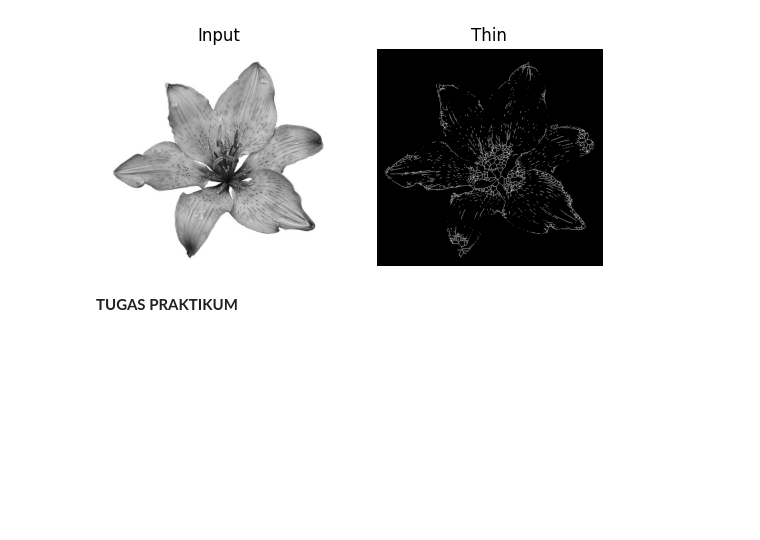
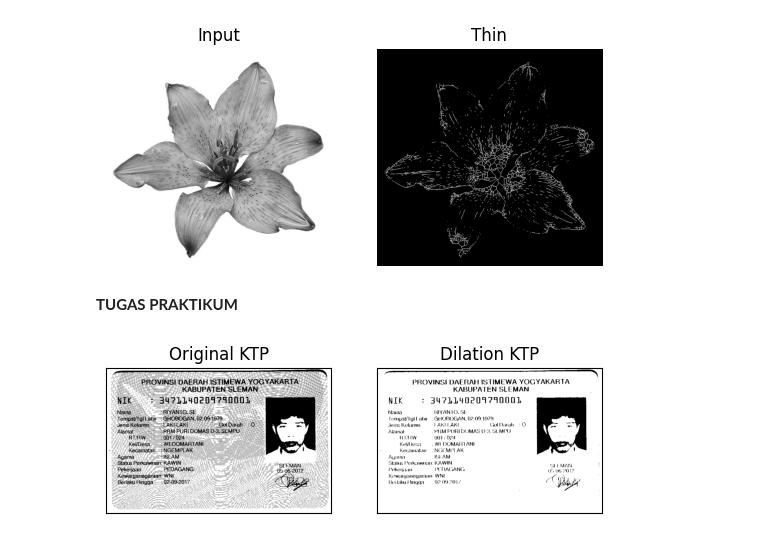
Before and after one commit to derivai7/PCVK_Ganjil_2023, a Jupyter notebook: Week8.ipynb, the cells around one changed output. Cells and saved outputs as stored; diff of their text form; code cells hidden in the pictures; blank space fills up the shorter version.

```diff
--- a/Week8.ipynb
+++ b/Week8.ipynb
@@ -521,3 +521,33 @@ plt.show()
 [figure]
 # %% [markdown]
 **TUGAS PRAKTIKUM**
+# %%
+def convert_to_binary(image):
+    # Konversi gambar ke dalam citra grayscale
+    gray = cv2.cvtColor(image, cv2.COLOR_BGR2GRAY)
+
+    # Terapkan fungsi thresholding dengan flag THRESH_OTSU
+    _, binary = cv2.threshold(gray, 0, 255, cv2.THRESH_BINARY + cv2.THRESH_OTSU)
+
+    return binary
+# %%
+# Membaca citra KTP
+ktp_image = cv2.imread('/content/drive/MyDrive/dataset/KTP More/ktp1.png')
+
+# Ubah ke binary
+ktp_image = convert_to_binary(ktp_image)
+
+# Dilasi
+kernel = np.ones((3,1),np.uint8)
+dilasi = cv2.dilate(ktp_image,kernel,iterations = 1)
+
+# Menampilkan citra KTP
+plt.subplot(121),plt.imshow(X=ktp_image, cmap = 'gray')
+plt.title('Original KTP'), plt.xticks([]), plt.yticks([])
+
+plt.subplot(122),plt.imshow(X=dilasi,cmap = 'gray')
+plt.title('Dilation KTP'), plt.xticks([]), plt.yticks([])
+
+plt.show()
+# %% [output]
+[figure, added]
```
Also changed, not shown: parts of 1 cell of this notebook.
